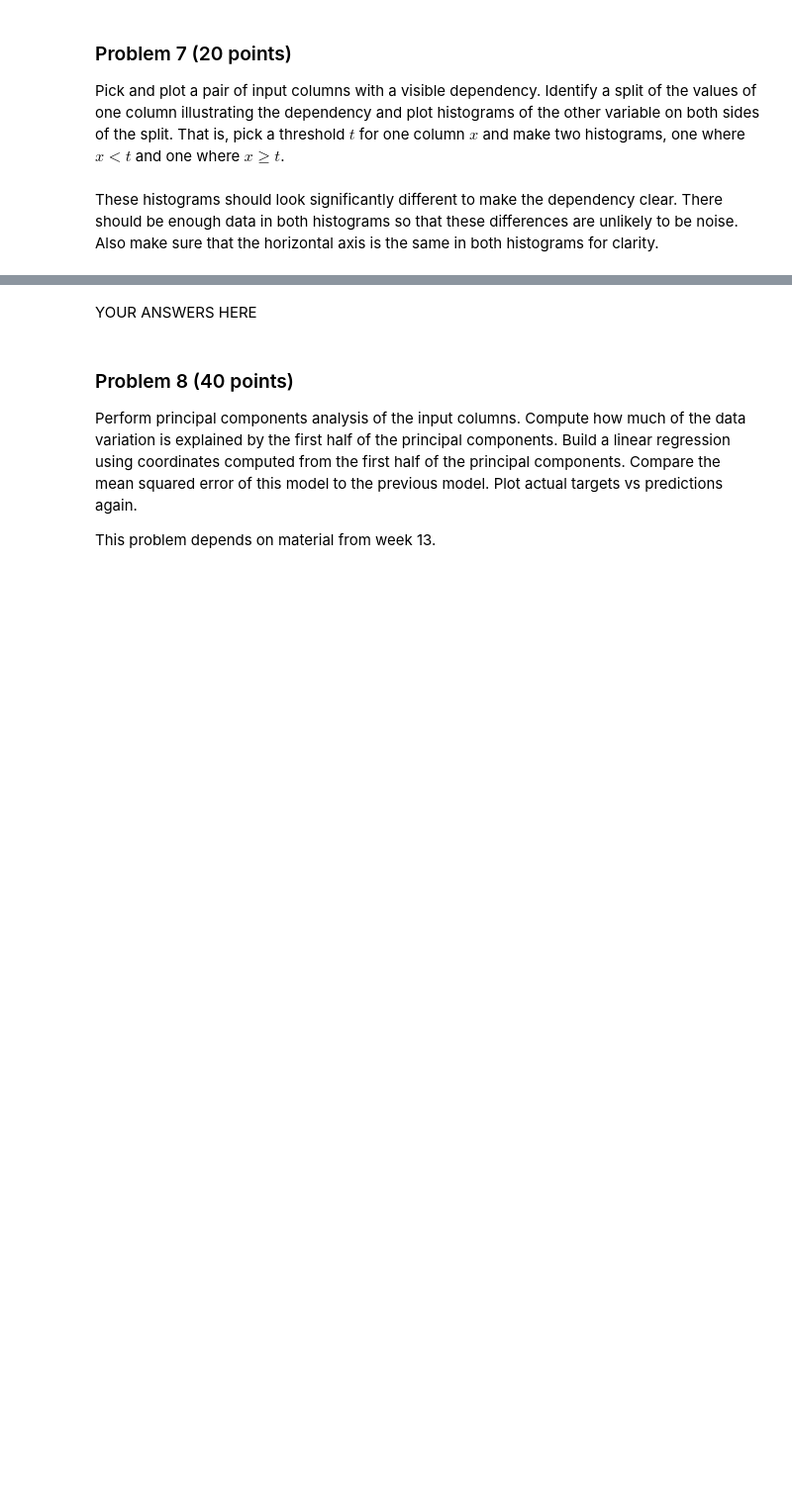
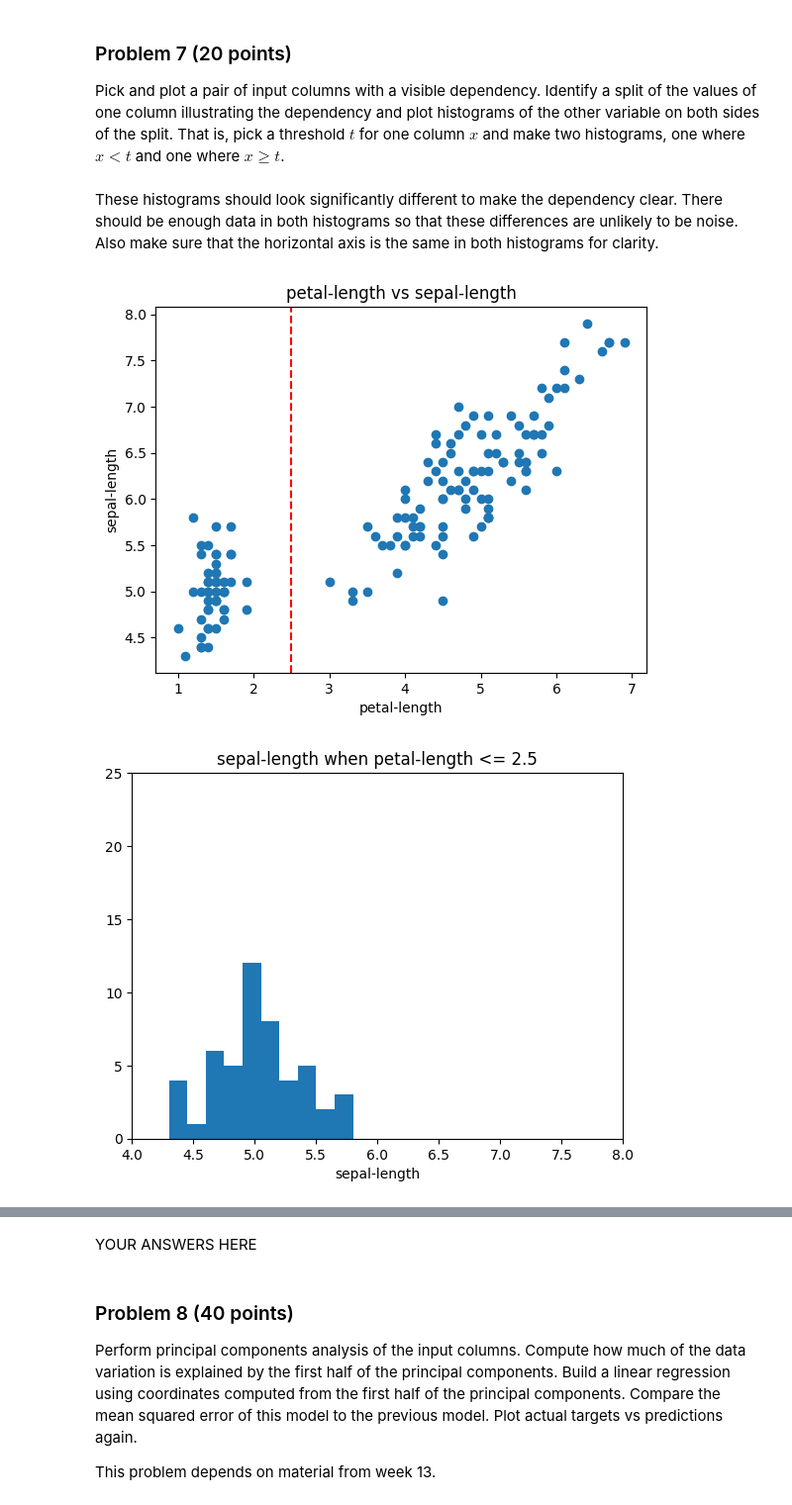
Before and after one commit to bradley-genereux/dx601-final-project, a Jupyter notebook: project.ipynb, the cells around one changed output, grey strips where cells are left out. Shown at 99% size. Cells and saved outputs as stored; diff of their text form; code cells hidden in the pictures; blank space fills up the shorter version.

Commit message:
Temp Save

```diff
--- a/project.ipynb
+++ b/project.ipynb
@@ -214,0 +222,28 @@ Also make sure that the horizontal axis is the same in both histograms for clari
+# %%
+# YOUR CODE HERE
+
+plt.scatter(df["petal-length"], df["sepal-length"])
+plt.axvline(x=2.5, color = "red", linestyle = "--")
+plt.title("petal-length vs sepal-length")
+plt.xlabel("petal-length")
+plt.ylabel("sepal-length")
+plt.show()
+
+temp1 = df[df["petal-length"] <= 2.5]
+plt.hist(temp1["sepal-length"])
+plt.title("sepal-length when petal-length <= 2.5")
+plt.xlabel("sepal-length")
+plt.xlim((4,8))
+plt.ylim((0,25))
+plt.show()
+
+temp2 = df[df["petal-length"] > 2.5]
+plt.hist(temp2["sepal-length"])
+plt.title("sepal-length when petal-length > 2.5")
+plt.xlabel("sepal-length")
+plt.xlim((4,8))
+plt.ylim((0,25))
+plt.show()
+# %% [output]
+[figure, added]
+[figure, added]
```
Also changed, not shown: parts of 9 cells of this notebook.
